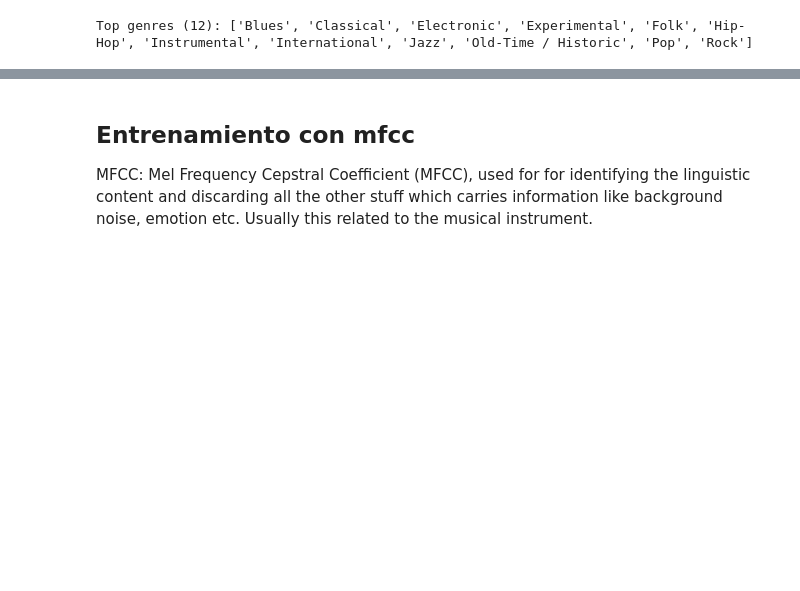
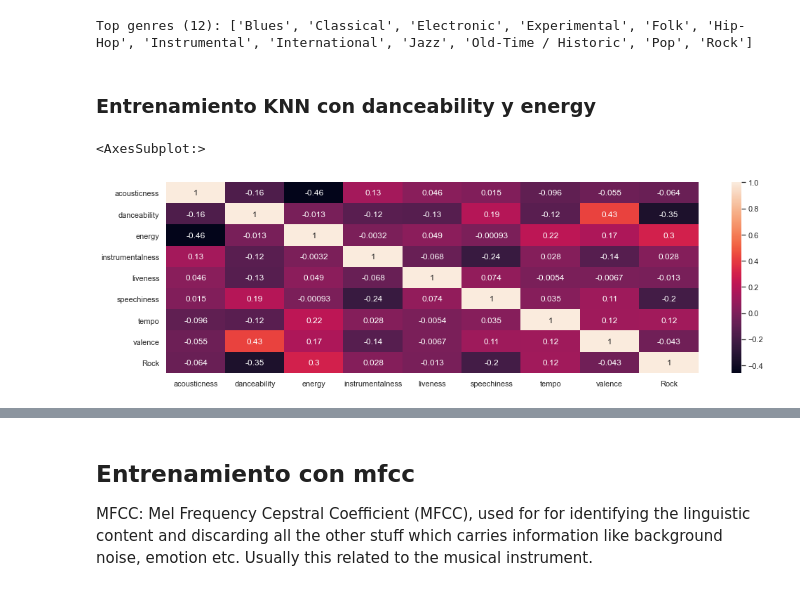
Before and after one commit to jpyunis/digital-house-challenge-3, a Jupyter notebook: Clasificacion.ipynb, the cells around one changed output, grey strips where cells are left out. Cells and saved outputs as stored; diff of their text form; code cells hidden in the pictures; blank space fills up the shorter version.

```diff
--- a/Clasificacion.ipynb
+++ b/Clasificacion.ipynb
@@ -83,4 +64,8 @@ genres = list(LabelEncoder().fit(tracks['genre_top']).classes_)
 print('Top genres ({}): {}'.format(len(genres), genres))
 # %% [output]
 Top genres (12): ['Blues', 'Classical', 'Electronic', 'Experimental', 'Folk', 'Hip-Hop', 'Instrumental', 'International', 'Jazz', 'Old-Time / Historic', 'Pop', 'Rock']
+# %%
+tracks_features = ['acousticness', 'danceability',
+       'energy', 'instrumentalness', 'liveness', 'speechiness', 'tempo',
+       'valence']
 # %%
@@ -88,0 +76,12 @@ y = tracks['genre_top']
+# %% [markdown]
+### Entrenamiento KNN con danceability y energy
+# %%
+y = [int(x) for x in tracks['genre_top'] == target]
+dum_df = pd.get_dummies(tracks['genre_top'])
+
+tracks_dummies = tracks.join(dum_df)
+# %%
+sns.heatmap(tracks_dummies[tracks_features + ['Rock']].corr(), annot=True)
+# %% [output]
+<AxesSubplot:>
+[figure, added]
```
Also changed, not shown: parts of 25 cells of this notebook, 18 other files.
